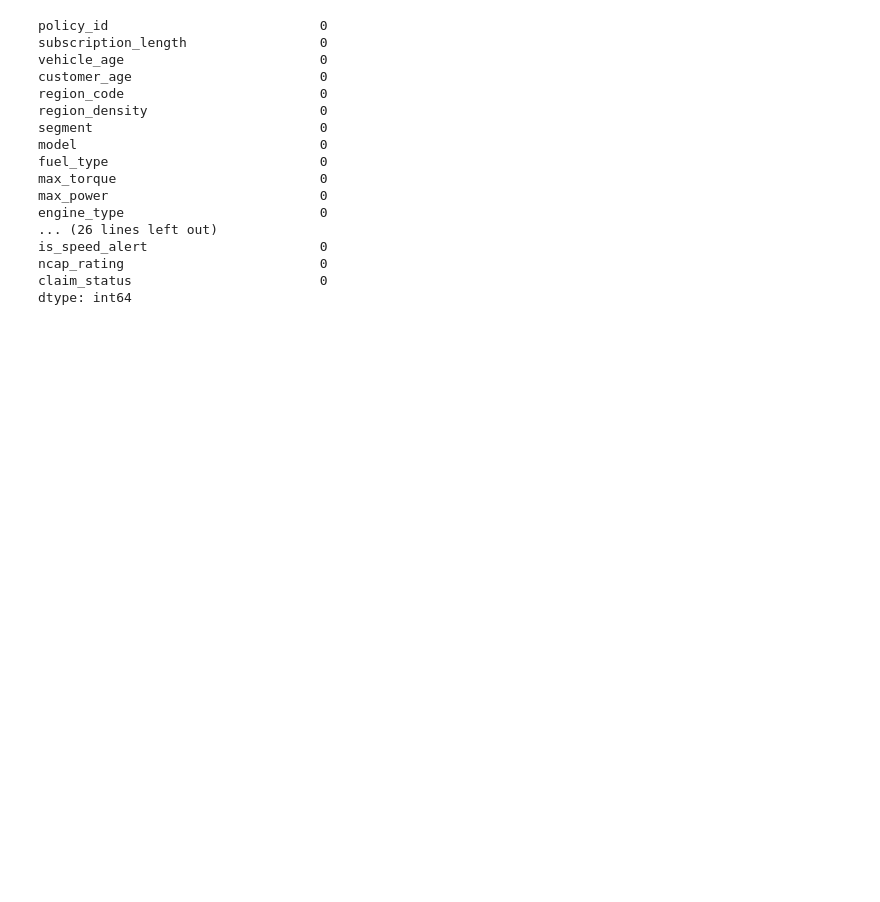
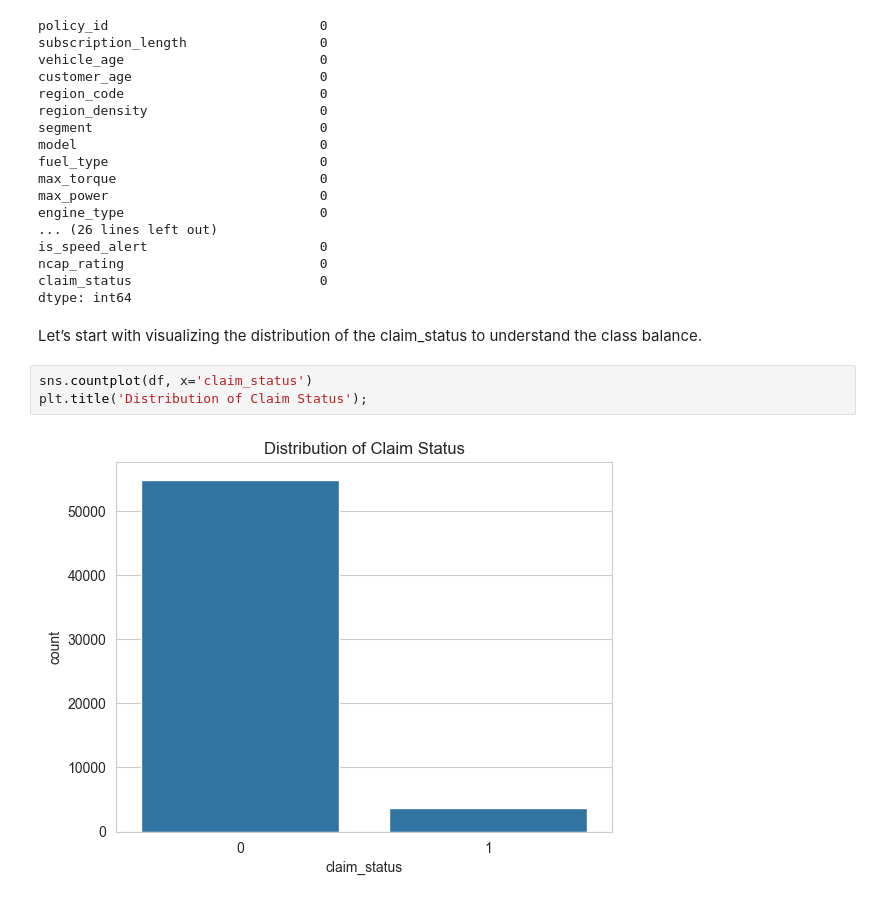
Before and after one commit to MohammadHosseinDalghi/Predicting-the-probability-of-insurance-losses, a Jupyter notebook: Main.ipynb, the cells around one changed output. Drawn from its saved outputs; the diff is of its cells as text; blank space fills up the shorter version.

Commit message:
Add a plot about claim_status distributaion

```diff
--- a/Main.ipynb
+++ b/Main.ipynb
@@ -126,3 +126,10 @@ is_speed_alert                      0
 ncap_rating                         0
 claim_status                        0
 dtype: int64
+# %% [markdown]
+Let’s start with visualizing the distribution of the claim_status to understand the class balance.
+# %%
+sns.countplot(df, x='claim_status')
+plt.title('Distribution of Claim Status');
+# %% [output]
+[figure, added]
```
